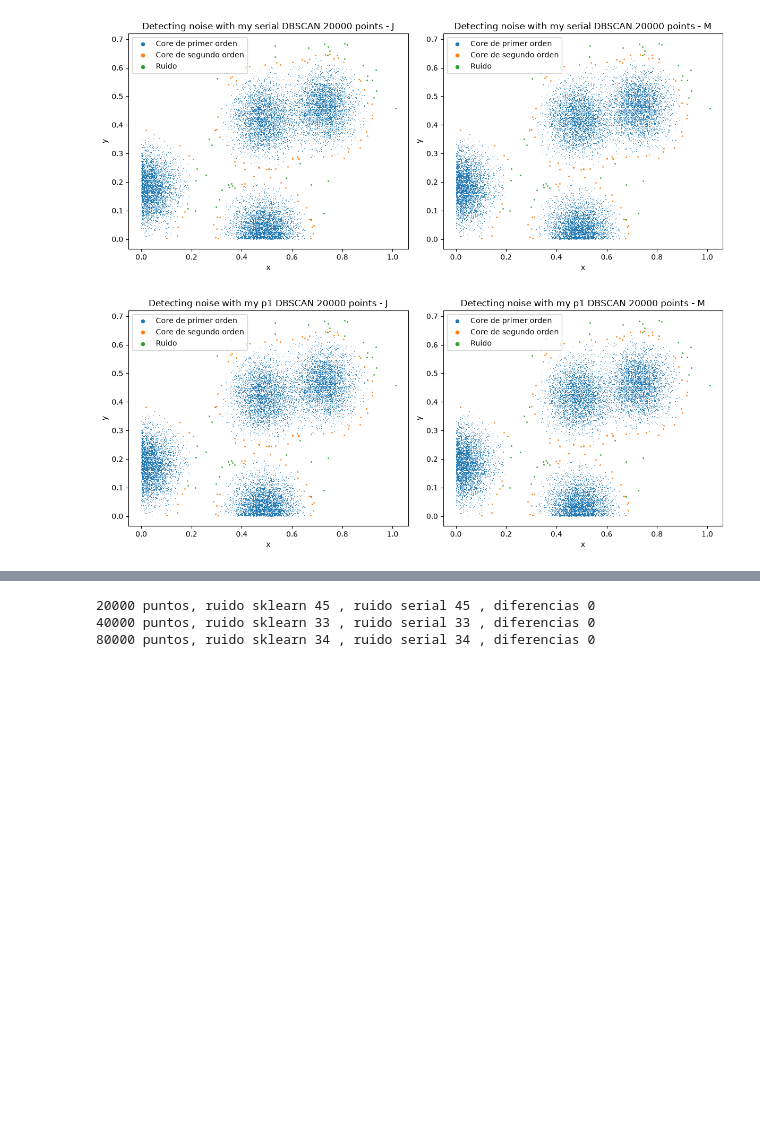
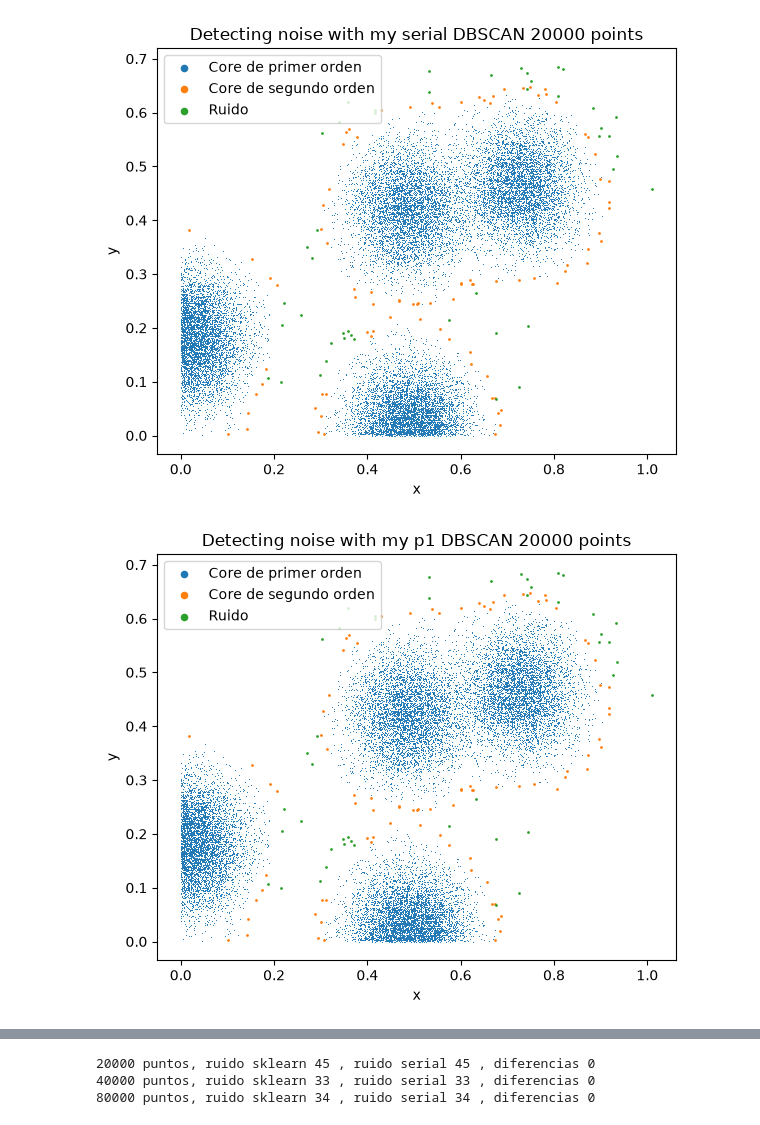
Before and after one commit to Joselmi/ProyectoParaleloV2, a Jupyter notebook: DBSCAN_noise_proyecto.ipynb, the cells around one changed output, grey strips where cells are left out. Cells and saved outputs as stored; diff of their text form; code cells hidden in the pictures; blank space fills up the shorter version.

```diff
--- a/DBSCAN_noise_proyecto.ipynb
+++ b/DBSCAN_noise_proyecto.ipynb
@@ -22,66 +22,43 @@ for n_points in [20000, 40000, 80000, 120000, 140000, 160000, 180000, 200000]:
     # storing points into a csv file
     np.savetxt("datos/"+str(n_points)+"_data.csv", points, delimiter=",",  fmt="%.3f")
 # %%
-# Visualizacion de la clasificacion de cada computadora por separado, J y M, y de las dos juntas, U
+# Visualizacion de la clasificacion de cada version
 import matplotlib.pyplot as plt
 import numpy as np
 import os
 
 os.makedirs("graficas", exist_ok=True)
 
-equipos = ["J", "M"]
-
 # Indicate the number of points
 for n_points in [20000, 120000, 200000]:
     for version in ["serial", "p1", "p2"]:
-        # Una grafica solo de J, otra solo de M y otra con las dos, J a la izquierda y M a la derecha
-        for vista in ["J", "M", "U"]:
-            if vista == "U":
-                plt.figure(figsize=(12, 5))
-            else:
-                plt.figure(figsize=(6, 5))
+        plt.figure(figsize=(6, 5))
 
-            for i in range(2):
-                equipo = equipos[i]
-                if vista == "U" or vista == equipo:
-                    if vista == "U":
-                        plt.subplot(1, 2, i + 1)
+        # loading results from c++ program into a numpy array
+        if version == "serial":
+            archivo = "datos/"+str(n_points)+"_results.csv"
+        else:
+            archivo = "datos/"+str(n_points)+"_results_"+version+".csv"
+        result = np.loadtxt(archivo, delimiter=",")
 
-                    # loading results from c++ program into a numpy array
-                    if version == "serial":
-                        archivo = "datos/"+str(n_points)+"_results_"+equipo+".csv"
-                    else:
-                        archivo = "datos/"+str(n_points)+"_results_"+version+"_"+equipo+".csv"
+        # plotting noise
+        plt.title("Detecting noise with my " + version + " DBSCAN " + str(n_points) + " points")
+        corePrimero = result[result.T[2] == 1]
+        coreSegundo = result[result.T[2] == 2]
+        ruido = result[result.T[2] == 0]
+        plt.scatter(corePrimero.T[0], corePrimero.T[1], s=0.5, linewidths=0, label="Core de primer orden")
+        plt.scatter(coreSegundo.T[0], coreSegundo.T[1], s=4, linewidths=0, label="Core de segundo orden")
+        plt.scatter(ruido.T[0], ruido.T[1], s=4, linewidths=0, label="Ruido")
+        plt.xlabel("x")
+        plt.ylabel("y")
+        # Los puntos de la leyenda se dibujan del mismo tamano para que se vea bien el color
+        leyenda = plt.legend()
+        for marca in leyenda.legend_handles:
+            marca.set_sizes([30])
 
-                    # Si esa computadora no tiene el archivo se deja su lado vacio
-                    if not os.path.exists(archivo):
-                        plt.title("Sin resultados de " + version + " - " + equipo)
-                        plt.axis("off")
-                    else:
-                        result = np.loadtxt(archivo, delimiter=",")
-
-                        # plotting noise
-                        plt.title("Detecting noise with my " + version + " DBSCAN " + str(n_points) + " points - " + equipo)
-                        corePrimero = result[result.T[2] == 1]
-                        coreSegundo = result[result.T[2] == 2]
-                        ruido = result[result.T[2] == 0]
-                        plt.scatter(corePrimero.T[0], corePrimero.T[1], s=0.5, linewidths=0, label="Core de primer orden")
-                        plt.scatter(coreSegundo.T[0], coreSegundo.T[1], s=4, linewidths=0, label="Core de segundo orden")
-                        plt.scatter(ruido.T[0], ruido.T[1], s=4, linewidths=0, label="Ruido")
-                        plt.xlabel("x")
-                        plt.ylabel("y")
-                        # Los puntos de la leyenda se dibujan del mismo tamano para que se vea bien el color
-                        leyenda = plt.legend()
-                        for marca in leyenda.legend_handles:
-                            marca.set_sizes([30])
-
-            plt.tight_layout()
-            plt.savefig("graficas/clasificacion_" + version + "_" + str(n_points) + "_" + vista + ".png")
-            # Solo se muestra la grafica con las dos computadoras, las otras solo se guardan
-            if vista == "U":
-                plt.show()
-            else:
-                plt.close()
+        plt.tight_layout()
+        plt.savefig("graficas/clasificacion_" + version + "_" + str(n_points) + ".png")
+        plt.show()
 # %% [output]
-[figure, old version]
+[figure, new version]
-[figure, old version]
+[figure, new version]
```
Also changed, not shown: parts of 7 cells of this notebook, 51 other files.
